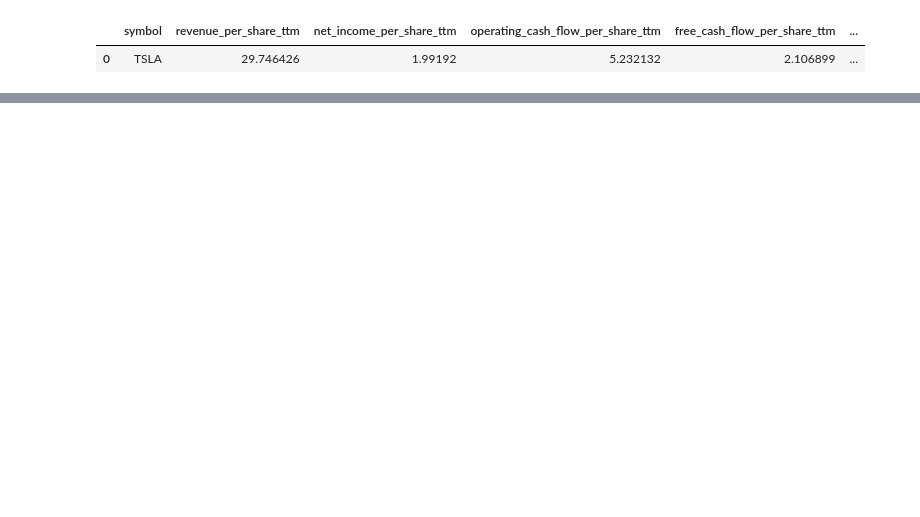
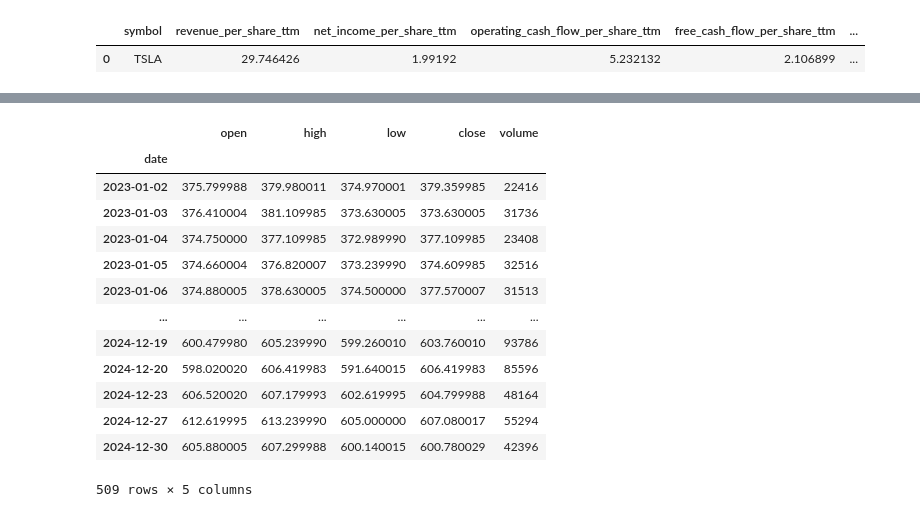
Before and after one commit to alvaroggdesande/stocks_workspace, a Jupyter notebook: inspect_parquet_reader.ipynb, the cells around one changed output, grey strips where cells are left out. Drawn from its saved outputs; the diff is of its cells as text; code cells hidden in the pictures; blank space fills up the shorter version.

```diff
--- a/inspect_parquet_reader.ipynb
+++ b/inspect_parquet_reader.ipynb
@@ -251,3 +258,18 @@ multiples_df
 # %% [output]
 |  | symbol | revenue_per_share_ttm | net_income_per_share_ttm | operating_cash_flow_per_share_ttm | free_cash_flow_per_share_ttm | ... |
 | 0 | TSLA | 29.746426 | 1.99192 | 5.232132 | 2.106899 | ... |
+# %%
+# ETF info (e.g. iShares Core S&P 500 UCITS ETF on LSE):
+etf_info_df = obb_get_etf_info("SXR8.DE", provider='yfinance')
+
+# ETF holdings:
+etf_holdings_df = obb_get_etf_holdings("SXR8.DE", provider='sec')
+
+# ETF country exposure:
+etf_countries_df = obb_get_etf_country_exposure("SXR8.DE", provider='fmp')
+
+# ETF sector exposure:
+etf_sectors_df = obb_get_etf_sector_exposure("SXR8.DE", provider='fmp')
+
+# ETF historical price:
+etf_price_df = obb_get_etf_historical_price("SXR8.DE", start_date="2023-01-01", end_date="2024-12-31", provider='yfinance')
@@ -253,0 +288,17 @@ multiples_df
+# %%
+etf_price_df
+# %% [output]
+|  | open | high | low | close | volume |
+| date |  |  |  |  |  |
+| 2023-01-02 | 375.799988 | 379.980011 | 374.970001 | 379.359985 | 22416 |
+| 2023-01-03 | 376.410004 | 381.109985 | 373.630005 | 373.630005 | 31736 |
+| 2023-01-04 | 374.750000 | 377.109985 | 372.989990 | 377.109985 | 23408 |
+| 2023-01-05 | 374.660004 | 376.820007 | 373.239990 | 374.609985 | 32516 |
+| 2023-01-06 | 374.880005 | 378.630005 | 374.500000 | 377.570007 | 31513 |
+| ... | ... | ... | ... | ... | ... |
+| 2024-12-19 | 600.479980 | 605.239990 | 599.260010 | 603.760010 | 93786 |
+| 2024-12-20 | 598.020020 | 606.419983 | 591.640015 | 606.419983 | 85596 |
+| 2024-12-23 | 606.520020 | 607.179993 | 602.619995 | 604.799988 | 48164 |
+| 2024-12-27 | 612.619995 | 613.239990 | 605.000000 | 607.080017 | 55294 |
+| 2024-12-30 | 605.880005 | 607.299988 | 600.140015 | 600.780029 | 42396 |
+509 rows × 5 columns
```
Also changed, not shown: parts of 12 cells of this notebook, 5 other files.
